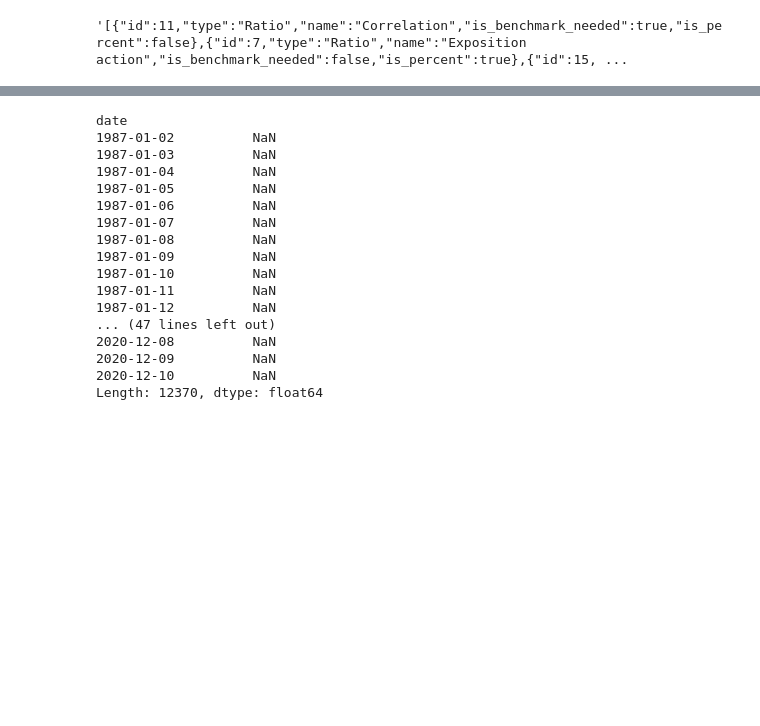
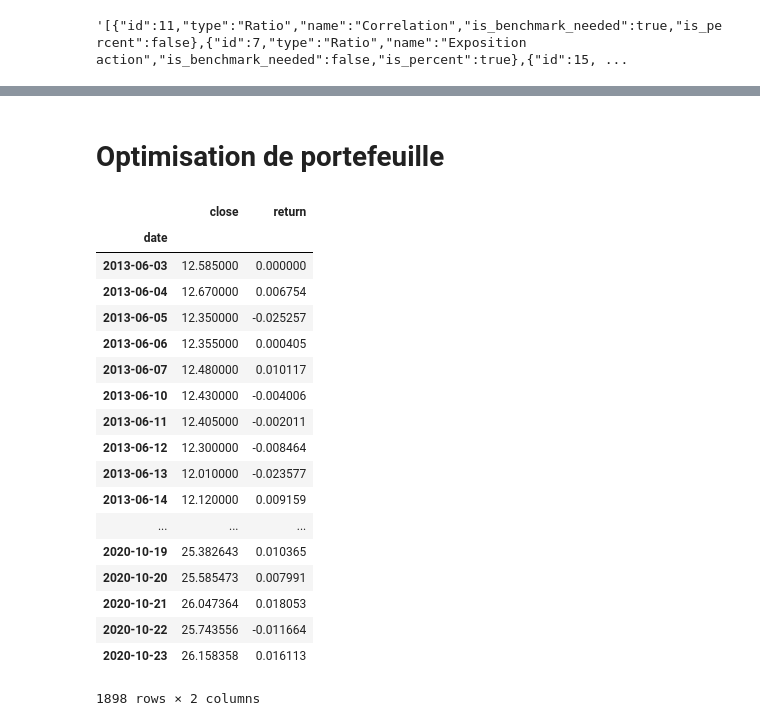
Before and after one commit to landEpita/Dolphin, a Jupyter notebook: recherche.ipynb, the cells around one changed output, grey strips where cells are left out. Saved outputs shown, nothing was run; the diff lists cells and outputs as text; code cells hidden in the pictures; blank space fills up the shorter version.

```diff
--- a/recherche.ipynb
+++ b/recherche.ipynb
@@ -4,18 +4,3 @@ import matplotlib.pyplot as plt
 import requests
 import pandas as pd
 import json
-# %%
-def conv(val, default_val="Nan"):
-    try:
-        return np.nan
-    except ValueError:
-        return default_val
-
-taux_sans_risque = pd.read_csv("taux.csv", sep=';', index_col="date", parse_dates=True)
-
-taux_sans_risque = taux_sans_risque.replace(to_replace=r'^-$', value='NaN', regex=True)
-
-for elt in taux_sans_risque.columns:
-    taux_sans_risque[elt] = taux_sans_risque[elt].str.replace(',', '.').astype(float)
-
-taux_sans_risque
@@ -219,21 +124,27 @@ taux_sans_risque_1_year = -0,623
-# %%
-sharpe = (df["return"] - taux_sans_risque["1 mois"])/df["Volatility"]
-sharpe
-# %% [output]
-date
-1987-01-02          NaN
-1987-01-03          NaN
-1987-01-04          NaN
-1987-01-05          NaN
-1987-01-06          NaN
-1987-01-07          NaN
-1987-01-08          NaN
-1987-01-09          NaN
-1987-01-10          NaN
-1987-01-11          NaN
-1987-01-12          NaN
-... (47 lines left out)
-2020-12-08          NaN
-2020-12-09          NaN
-2020-12-10          NaN
-Length: 12370, dtype: float64
+# %% [markdown]
+# Optimisation de portefeuille
+# %%
+df1= req.get_asset_id_quote("1845")[["close","return"]]
+df2= req.get_asset_id_quote("1846")[["close","return"]]
+df3= req.get_asset_id_quote("1847")[["close","return"]]
+df1
+# %% [output]
+|  | close | return |
+| date |  |  |
+| 2013-06-03 | 12.585000 | 0.000000 |
+| 2013-06-04 | 12.670000 | 0.006754 |
+| 2013-06-05 | 12.350000 | -0.025257 |
+| 2013-06-06 | 12.355000 | 0.000405 |
+| 2013-06-07 | 12.480000 | 0.010117 |
+| 2013-06-10 | 12.430000 | -0.004006 |
+| 2013-06-11 | 12.405000 | -0.002011 |
+| 2013-06-12 | 12.300000 | -0.008464 |
+| 2013-06-13 | 12.010000 | -0.023577 |
+| 2013-06-14 | 12.120000 | 0.009159 |
+| ... | ... | ... |
+| 2020-10-19 | 25.382643 | 0.010365 |
+| 2020-10-20 | 25.585473 | 0.007991 |
+| 2020-10-21 | 26.047364 | 0.018053 |
+| 2020-10-22 | 25.743556 | -0.011664 |
+| 2020-10-23 | 26.158358 | 0.016113 |
+1898 rows × 2 columns
```
Also changed, not shown: parts of 10 cells of this notebook.
